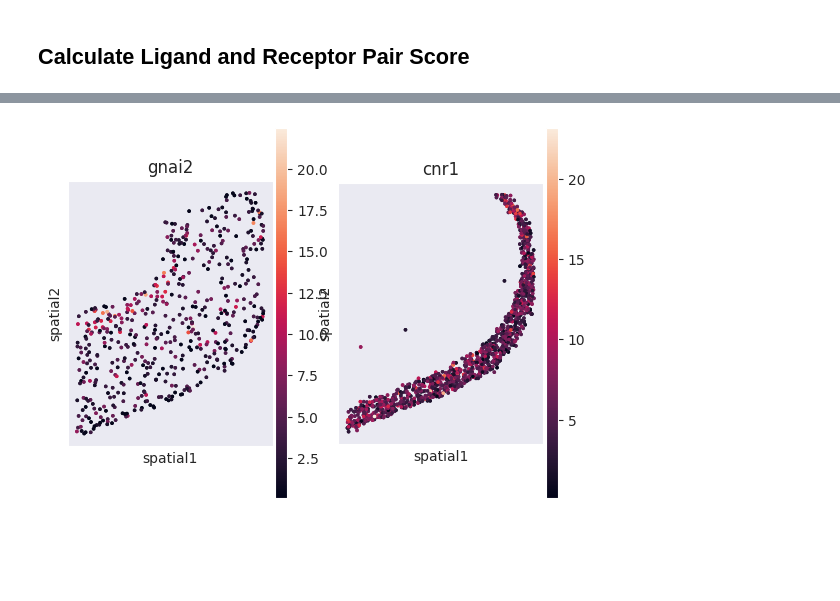
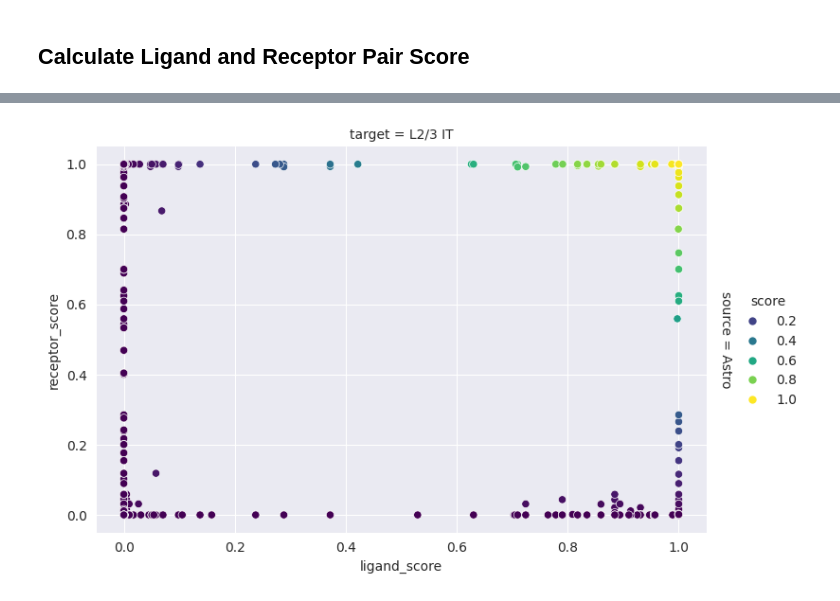
Before and after one commit to BaldanMatt/mlnetst, a Jupyter notebook: docs/scratch_scseqcomm.ipynb, the cells around one changed output, grey strips where cells are left out. Drawn from its saved outputs; the diff is of its cells as text; code cells hidden in the pictures; blank space fills up the shorter version.

Commit message:
Computing Intercellular score and cell-cell expression score. Tensor design.

```diff
--- a/docs/scratch_scseqcomm.ipynb
+++ b/docs/scratch_scseqcomm.ipynb
@@ -160,4 +140,0 @@ def compute_lr_scores(adata, lr_pairs_df: pd.DataFrame, cluster_key="@label", ve
-# %%
-adata = x_hat_s.copy()
-adata, complex_info = prepare_lr_data(adata, lr_df)
-adata = compute_gene_cluster_stats(adata, cluster_key='subclass', verbose=2)
@@ -176 +143,9 @@ False
+# %%
+try:
+    lr_scores = pd.read_csv(Path(os.getcwd()).parents[0] / "data" / "processed" / "mouse1_slice153_lr_inter_scores.csv",
+                            index_col=0)
+except FileNotFoundError:
+    lr_scores = compute_lr_scores(adata, complex_info, cluster_key='subclass', verbose=2)
+    lr_scores.to_csv(
+    Path(os.getcwd()).parents[0] / "data" / "processed" / "mouse1_slice153_lr_inter_scores.csv")
 # %%
@@ -202,17 +189,6 @@ df.sort_values(by="score", ascending=False).head(10)
 # %%
-import matplotlib.pyplot as plt
-import squidpy as sq
-fig, axs = plt.subplots(ncols = 2)
-axs = axs.flatten()
-adata.obsm["spatial"] = np.array([(x,y) for x,y in zip(adata.obs["centroid_x"], adata.obs["centroid_y"])])
-features = ["gnai2","cnr1"]
-groups = [source, target]
-for i,ax in enumerate(axs):
-    sq.pl.spatial_scatter(
-        adata[(adata.obs["subclass"] == groups[i]),:],
-        color = features[i],
-        shape=None,
-        size=10,
-        ax=ax,
-    )
+import seaborn as sns
+subset_lr_scores = lr_scores.query(f"source == '{source}' & target == '{target}'")
+sns.relplot(subset_lr_scores, kind="scatter", x="ligand_score", y="receptor_score", row="source", col="target", hue="score", palette="viridis", aspect=1.5,
+            facet_kws=dict(margin_titles=True),)
 # %% [output]
@@ -221 +196 @@ WARNING: Please specify a valid `library_id` or set it permanently in `adata.uns
-[figure, old version]
+[figure, new version]
```
Also changed, not shown: parts of 34 cells of this notebook, 2 other files.
